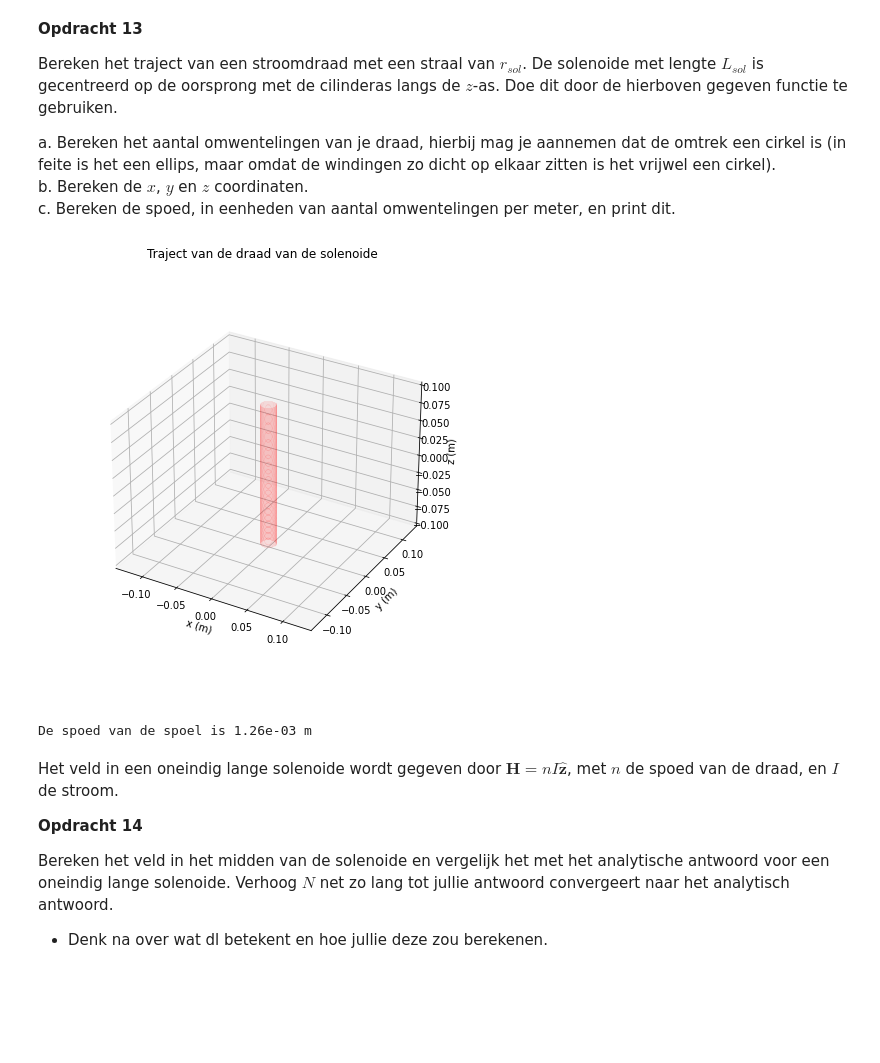
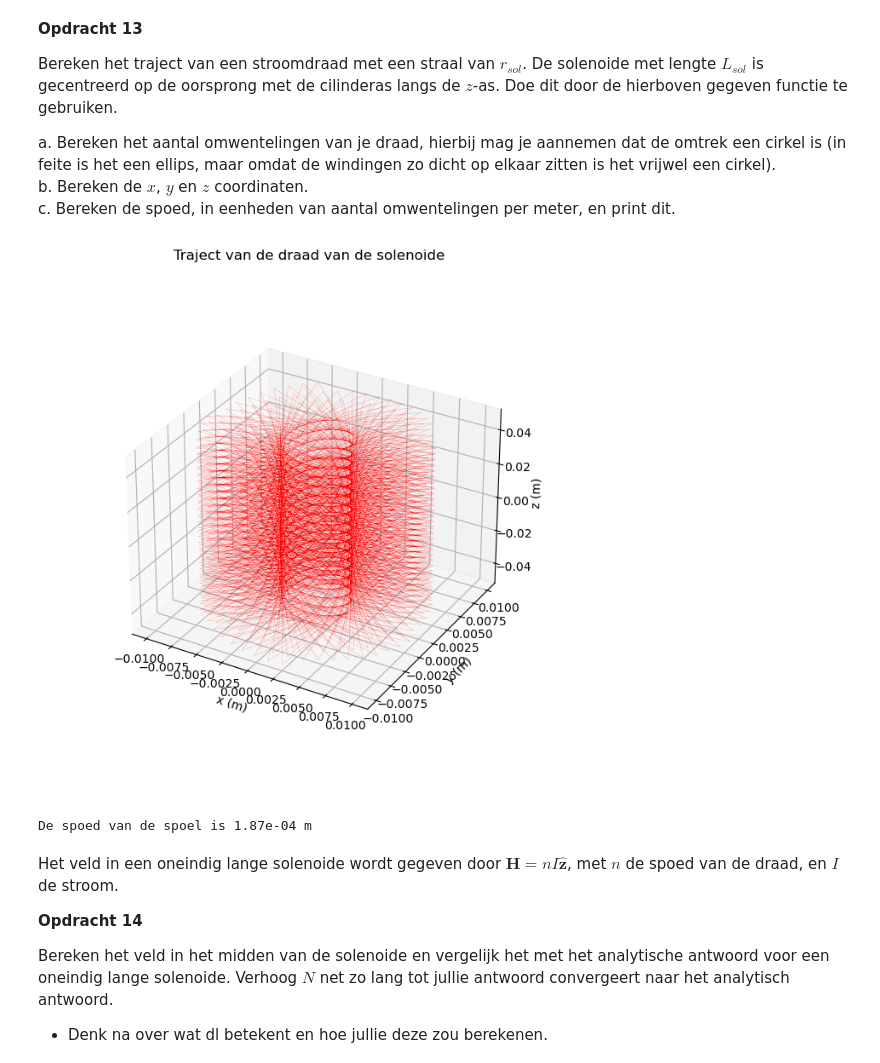
Before and after one commit to oprelo/opdrachten-DEF-D, a Jupyter notebook: DigitaleOntwerpopdrachten/2KrachtactuatorOpdracht/2KrachtactuatorOpdracht/KrachtactuatorOpdracht.ipynb, the cells around one changed output. Drawn from its saved outputs; the diff is of its cells as text; code cells hidden in the pictures; blank space fills up the shorter version.

```diff
--- a/DigitaleOntwerpopdrachten/2KrachtactuatorOpdracht/2KrachtactuatorOpdracht/KrachtactuatorOpdracht.ipynb
+++ b/DigitaleOntwerpopdrachten/2KrachtactuatorOpdracht/2KrachtactuatorOpdracht/KrachtactuatorOpdracht.ipynb
@@ -401,28 +407,28 @@ a. Bereken het aantal omwentelingen van je draad, hierbij mag je aannemen dat de
 b. Bereken de $x$, $y$ en $z$ coordinaten.\
 c. Bereken de spoed, in eenheden van aantal omwentelingen per meter, en print dit.
 # %%
-l_draad = 10 # Lengte draad
+l_draad = l_d # Lengte draad
 r_sol = 0.01 # Straal solenoide
-L_sol = 0.2 # Lengte solenoide
-N = 100000 # Aantal wikkeling
+L_sol = 0.1 # Lengte solenoide
+N = 900 # Aantal wikkeling
 N_wikkeling = l_draad/(2*np.pi*r_sol)
 
 x,y,z =  parametrisatie(N,r_sol,N_wikkeling,L_sol)
 
 # Enkele plots
 ax=plt.figure(figsize=(15,8)).add_subplot(projection='3d')
 plt.title('Traject van de draad van de solenoide')
 plt.plot(x, y, z, '-r', linewidth=0.1)
 ax.set_aspect('equal')
 ax.set_box_aspect(aspect=None, zoom=0.8)
 ax.set_xlabel('x (m)'), ax.set_ylabel('y (m)'), ax.set_zlabel('z (m)')
 plt.show()
 
 spoed = L_sol/N_wikkeling
 print(f'De spoed van de spoel is {spoed:.2e} m')
 # %% [output]
-[figure, old version]
+[figure, new version]
-De spoed van de spoel is 1.26e-03 m
+De spoed van de spoel is 1.87e-04 m
 # %% [markdown]
 Het veld in een oneindig lange solenoide wordt gegeven door $\mathbf{H} = n I \hat{\mathbf{z}}$, met $n$ de spoed van de draad, en $I$ de stroom.
 
```
Also changed, not shown: parts of 15 cells of this notebook, 2 other files.
